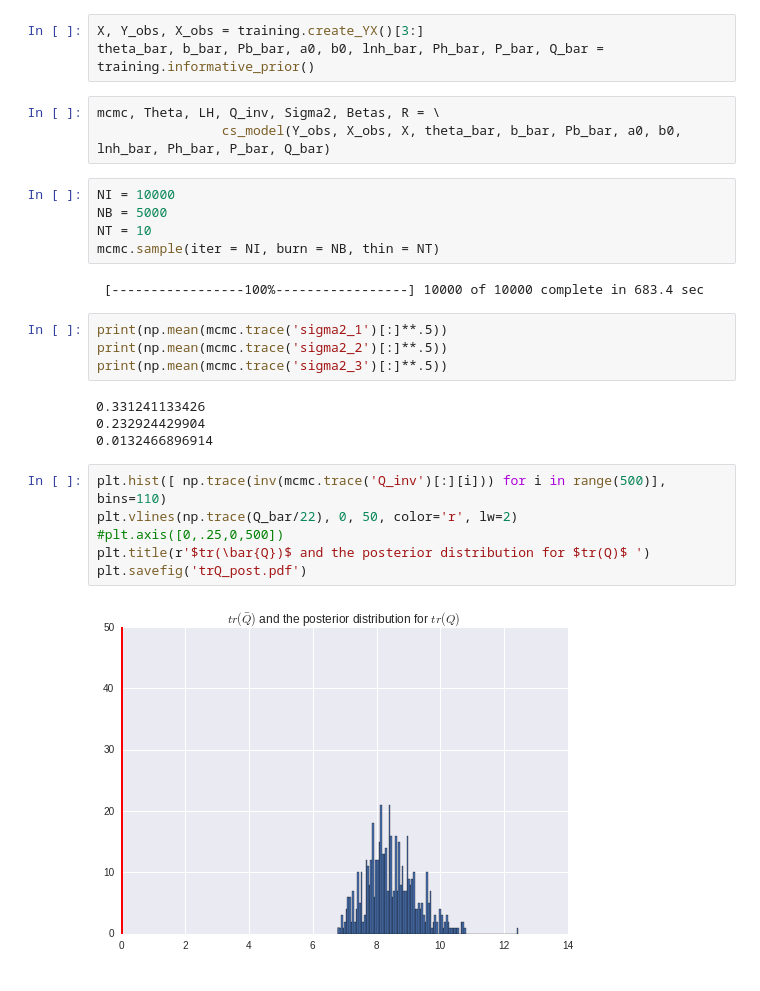
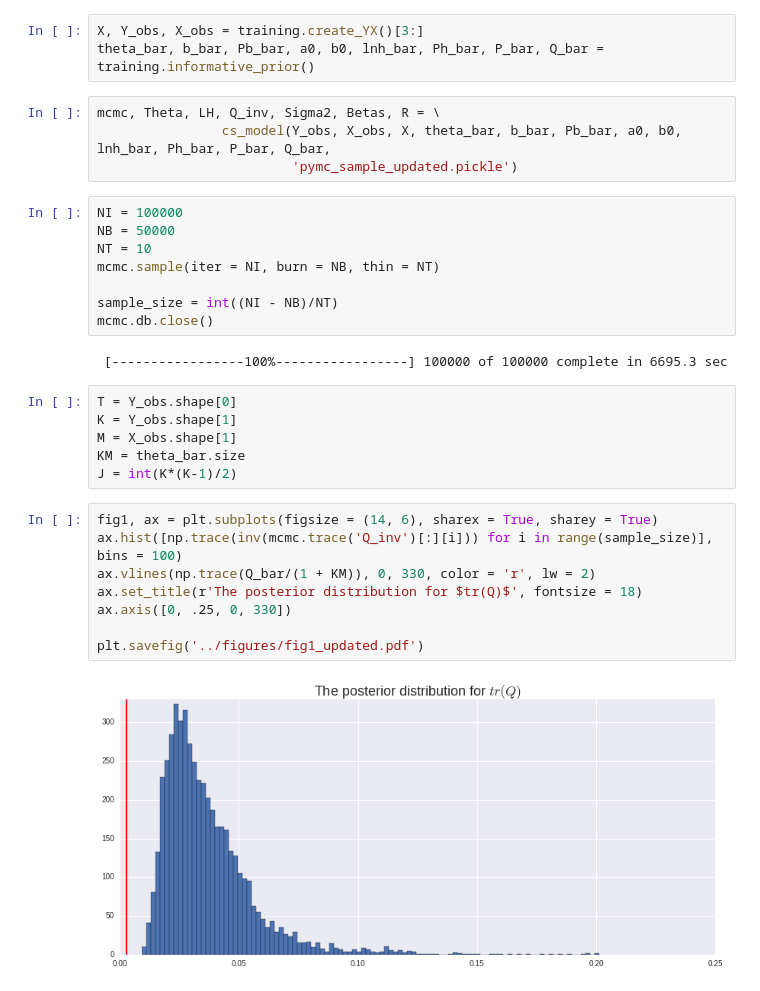
Before and after one commit to szokeb87/cs2005_pymc, a Jupyter notebook: notebooks/CogleySargent2005_reestimation.ipynb, the cells around one changed output. Drawn from its saved outputs; the diff is of its cells as text.

```diff
--- a/notebooks/CogleySargent2005_reestimation.ipynb
+++ b/notebooks/CogleySargent2005_reestimation.ipynb
@@ -124,27 +118,31 @@ X, Y_obs, X_obs = training.create_YX()[3:]
 theta_bar, b_bar, Pb_bar, a0, b0, lnh_bar, Ph_bar, P_bar, Q_bar = training.informative_prior()
 # %%
 mcmc, Theta, LH, Q_inv, Sigma2, Betas, R = \
-                cs_model(Y_obs, X_obs, X, theta_bar, b_bar, Pb_bar, a0, b0, lnh_bar, Ph_bar, P_bar, Q_bar)
+                cs_model(Y_obs, X_obs, X, theta_bar, b_bar, Pb_bar, a0, b0, lnh_bar, Ph_bar, P_bar, Q_bar,
+                         'pymc_sample_updated.pickle')
 # %%
-NI = 10000
-NB = 5000
+NI = 100000
+NB = 50000
 NT = 10
 mcmc.sample(iter = NI, burn = NB, thin = NT)
+
+sample_size = int((NI - NB)/NT)
+mcmc.db.close()
 # %% [output]
- [-----------------100%-----------------] 10000 of 10000 complete in 683.4 sec
+ [-----------------100%-----------------] 100000 of 100000 complete in 6695.3 sec
-# %%
-print(np.mean(mcmc.trace('sigma2_1')[:]**.5))
-print(np.mean(mcmc.trace('sigma2_2')[:]**.5))
-print(np.mean(mcmc.trace('sigma2_3')[:]**.5))
-# %% [output]
-0.331241133426
-0.232924429904
-0.0132466896914
+# %%
+T = Y_obs.shape[0]
+K = Y_obs.shape[1]
+M = X_obs.shape[1]
+KM = theta_bar.size
+J = int(K*(K-1)/2)
 # %%
-plt.hist([ np.trace(inv(mcmc.trace('Q_inv')[:][i])) for i in range(500)], bins=110)
-plt.vlines(np.trace(Q_bar/22), 0, 50, color='r', lw=2)
-#plt.axis([0,.25,0,500])
-plt.title(r'$tr(\bar{Q})$ and the posterior distribution for $tr(Q)$ ')
-plt.savefig('trQ_post.pdf')
+fig1, ax = plt.subplots(figsize = (14, 6), sharex = True, sharey = True)
+ax.hist([np.trace(inv(mcmc.trace('Q_inv')[:][i])) for i in range(sample_size)], bins = 100)
+ax.vlines(np.trace(Q_bar/(1 + KM)), 0, 330, color = 'r', lw = 2)
+ax.set_title(r'The posterior distribution for $tr(Q)$', fontsize = 18)
+ax.axis([0, .25, 0, 330])
+
+plt.savefig('../figures/fig1_updated.pdf')
 # %% [output]
-[figure, old version]
+[figure, new version]
```
Also changed, not shown: parts of 10 cells of this notebook, 15 other files.
